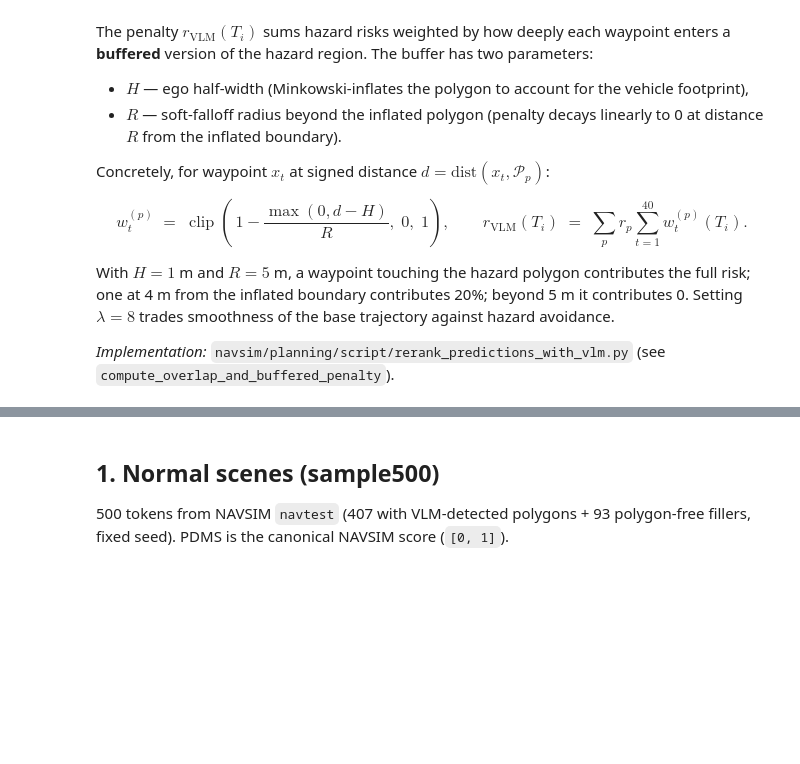
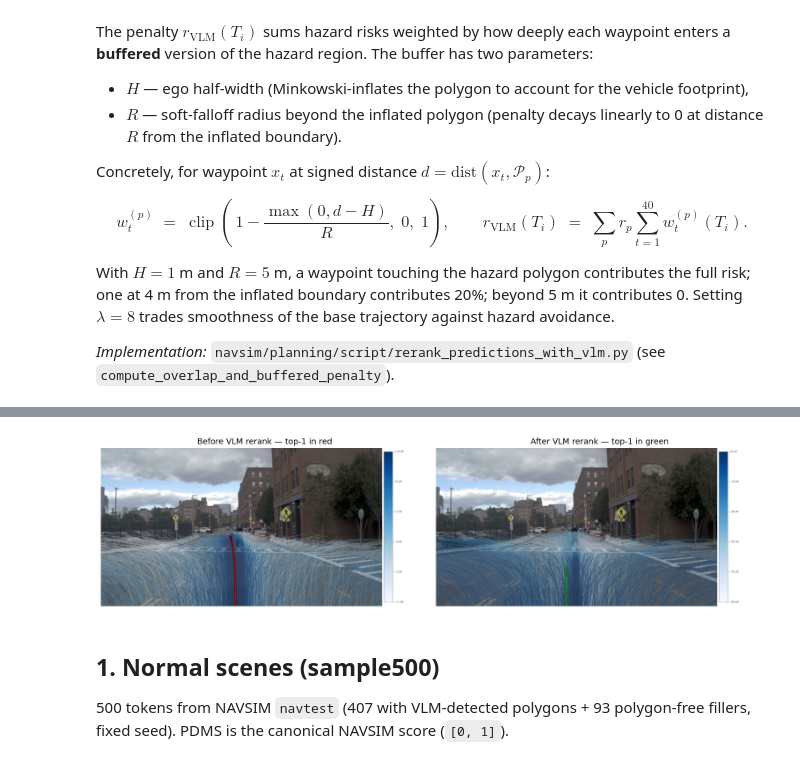
Before and after one commit to KyuhwanYeon/glance_and_focus, a Jupyter notebook: demo.ipynb, the cells around one changed output, grey strips where cells are left out. Cells and saved outputs as stored; diff of their text form; code cells hidden in the pictures; blank space fills up the shorter version.

```diff
--- a/demo.ipynb
+++ b/demo.ipynb
@@ -224,3 +193,17 @@ plt.tight_layout()
+# %%
+from PIL import Image
+
+img_before = Image.open('exp/viz/vlm_scoring_before.jpg')
+img_after  = Image.open('exp/viz/vlm_scoring_after.jpg')
+
+fig, (a1, a2) = plt.subplots(1, 2, figsize=(14, 5))
+a1.imshow(img_before); a1.axis('off')
+a1.set_title('Before VLM rerank — top-1 in red')
+a2.imshow(img_after);  a2.axis('off')
+a2.set_title('After VLM rerank — top-1 in green')
+plt.tight_layout()
+# %% [output]
+[figure, added]
 # %% [markdown]
 ## 1. Normal scenes (sample500)
 
```
Also changed, not shown: parts of 6 cells of this notebook, 8 other files.
